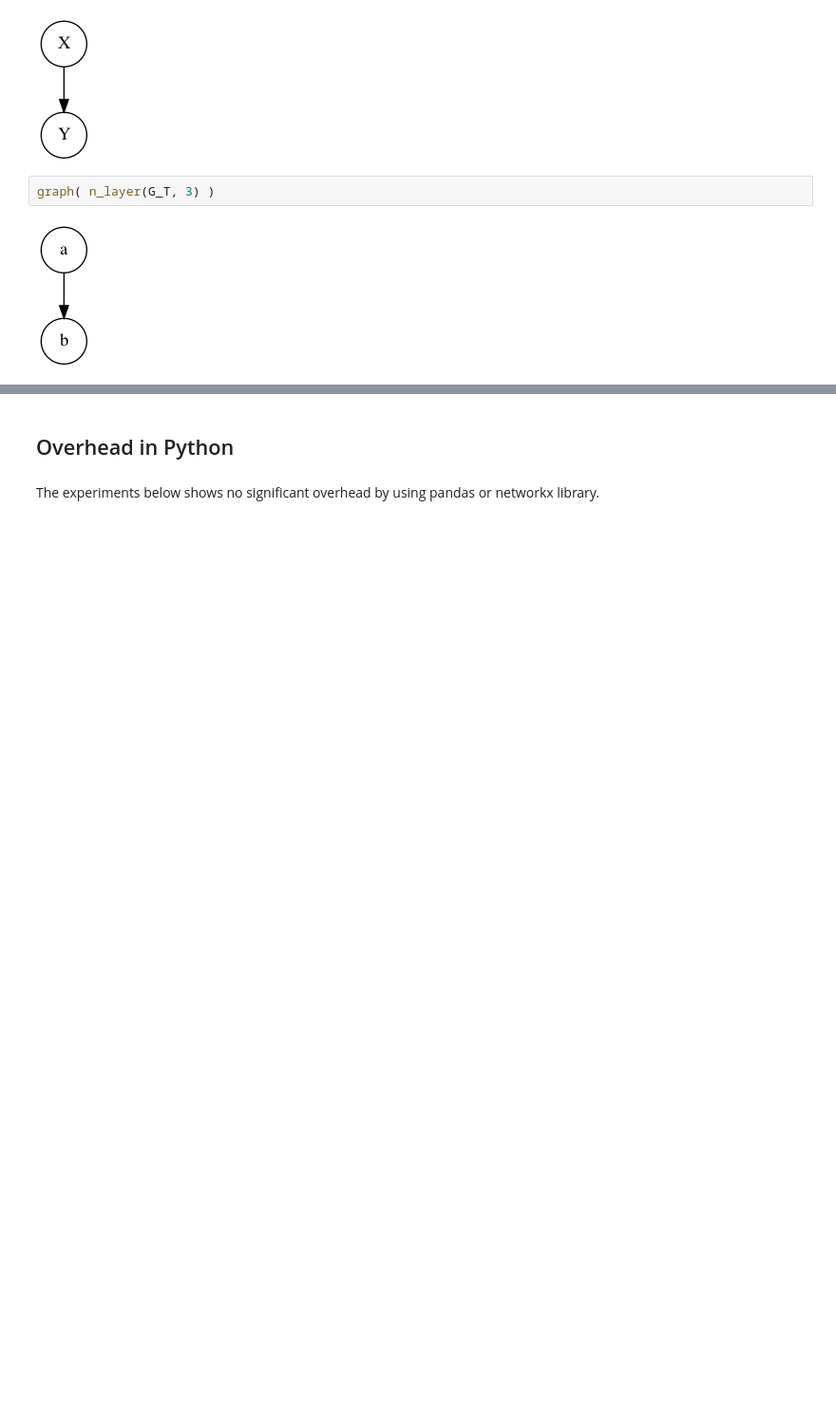
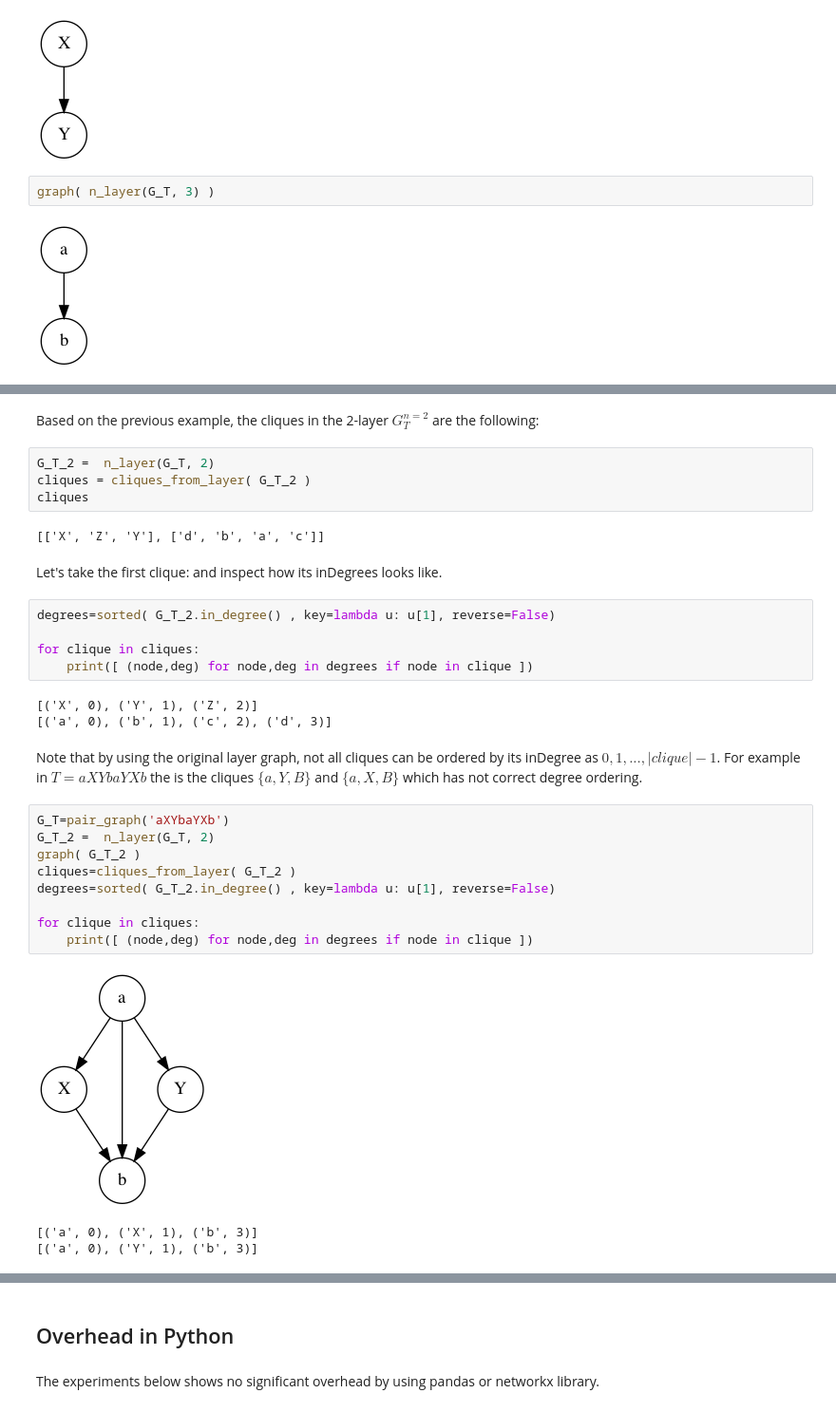
Before and after one commit to jpgil/logdelay, a Jupyter notebook: notebooks/2021-refactor/2021-04-22-Pair Graphs.ipynb, the cells around one changed output, grey strips where cells are left out. Shown at 95% size. Saved outputs shown, nothing was run; the diff lists cells and outputs as text; blank space fills up the shorter version.

```diff
--- a/notebooks/2021-refactor/2021-04-22-Pair Graphs.ipynb
+++ b/notebooks/2021-refactor/2021-04-22-Pair Graphs.ipynb
@@ -92,0 +97,33 @@ cardinality of XYZ in T = 2
+# %% [markdown]
+Based on the previous example, the cliques in the 2-layer $G^{n=2}_T$ are the following:
+# %%
+G_T_2 =  n_layer(G_T, 2)
+cliques = cliques_from_layer( G_T_2 )
+cliques
+# %% [output]
+[['X', 'Z', 'Y'], ['d', 'b', 'a', 'c']]
+# %% [markdown]
+Let's take the first clique: and inspect how its inDegrees looks like.
+# %%
+degrees=sorted( G_T_2.in_degree() , key=lambda u: u[1], reverse=False)
+
+for clique in cliques:
+    print([ (node,deg) for node,deg in degrees if node in clique ])
+# %% [output]
+[('X', 0), ('Y', 1), ('Z', 2)]
+[('a', 0), ('b', 1), ('c', 2), ('d', 3)]
+# %% [markdown]
+Note that by using the original layer graph, not all cliques can be ordered by its inDegree as $0,1,...,|clique|-1$. For example in $T=aXYbaYXb$ the is the cliques $\{a,Y,B\}$ and $\{a,X,B\}$  which has not correct degree ordering.
+# %%
+G_T=pair_graph('aXYbaYXb')
+G_T_2 =  n_layer(G_T, 2)
+graph( G_T_2 )
+cliques=cliques_from_layer( G_T_2 )
+degrees=sorted( G_T_2.in_degree() , key=lambda u: u[1], reverse=False)
+
+for clique in cliques:
+    print([ (node,deg) for node,deg in degrees if node in clique ])
+# %% [output]
+[figure, added]
+[('a', 0), ('X', 1), ('b', 3)]
+[('a', 0), ('Y', 1), ('b', 3)]
```
Also changed, not shown: parts of 20 cells of this notebook, 1 other file.
